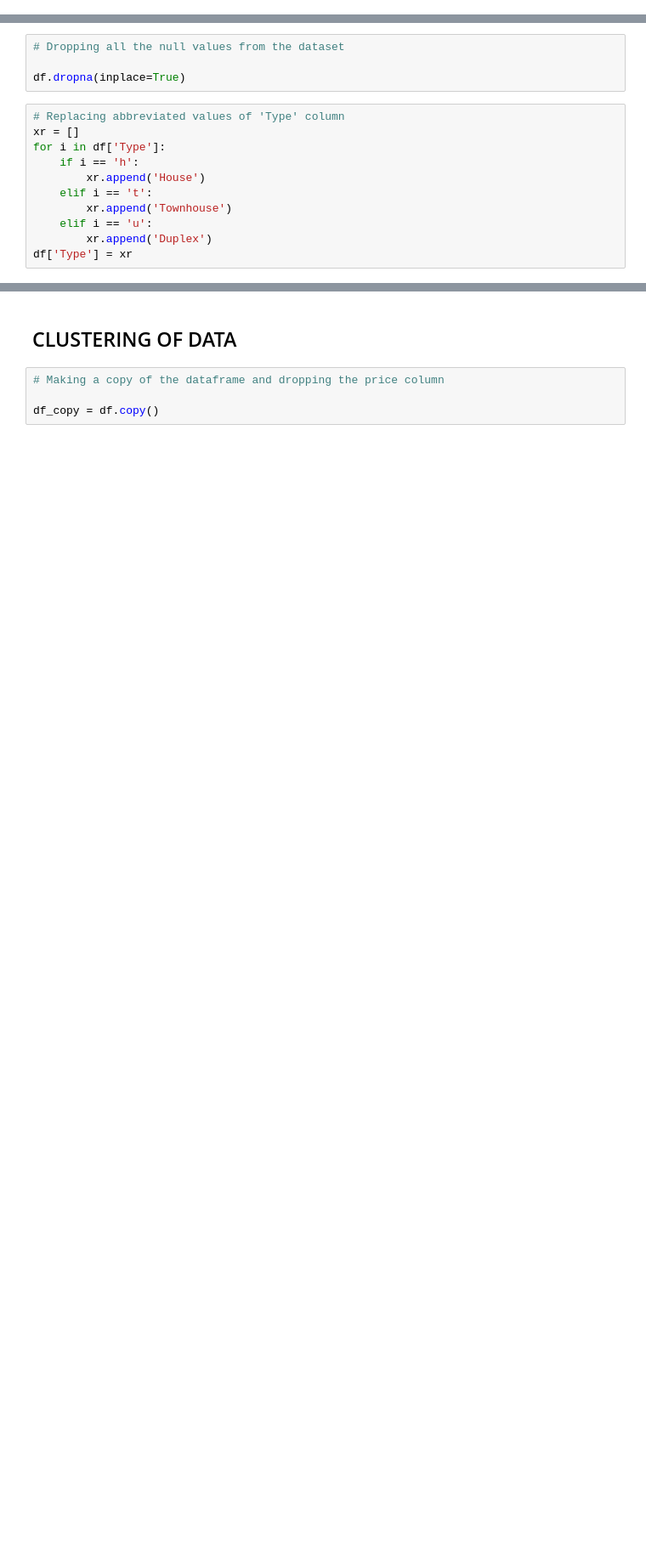
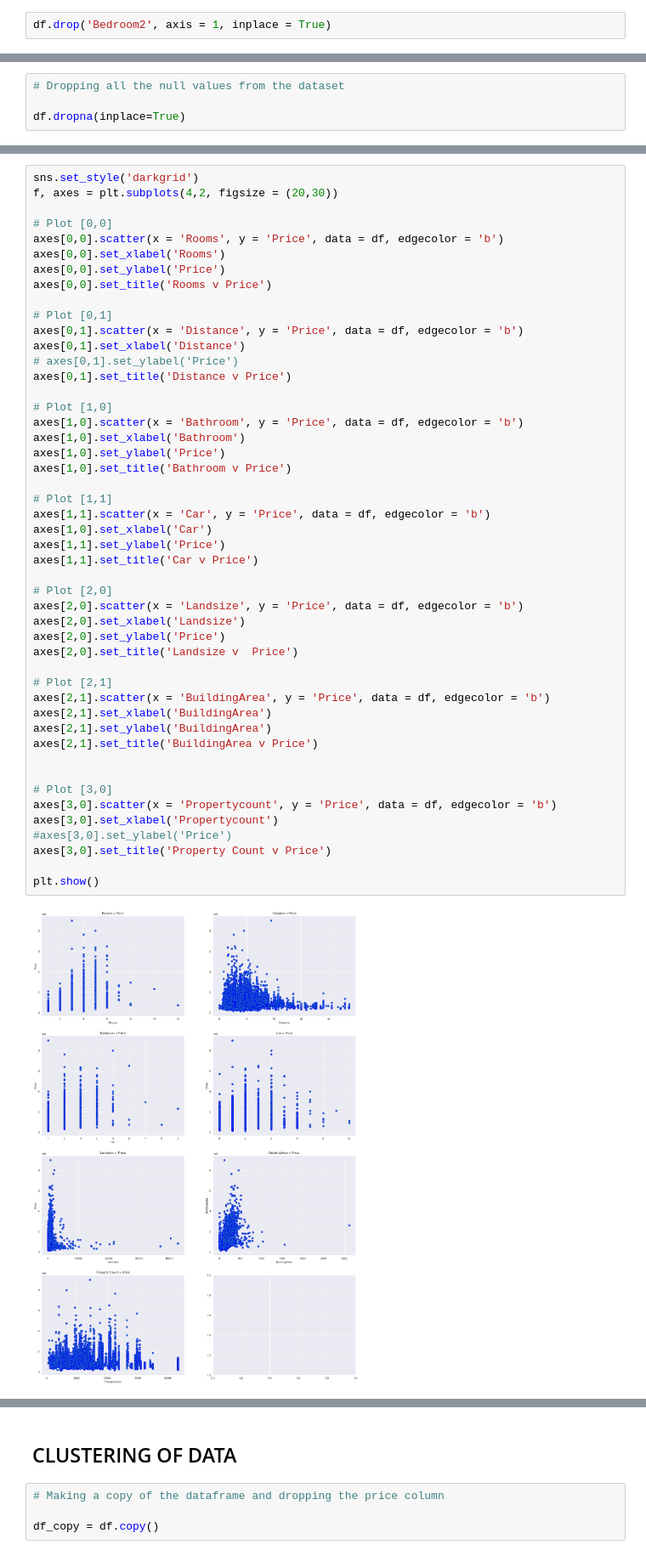
Before and after one commit to tahirzlone/Melbourne-Housing, a Jupyter notebook: Melbourne.ipynb, the cells around one changed output, grey strips where cells are left out. Shown at 85% size. Cells and saved outputs as stored; diff of their text form; blank space fills up the shorter version.

```diff
--- a/Melbourne.ipynb
+++ b/Melbourne.ipynb
@@ -47,0 +55,2 @@ dtype: int64
+# %%
+df.drop('Bedroom2', axis = 1, inplace = True)
@@ -49,14 +78,3 @@ dtype: int64
 # Dropping all the null values from the dataset
 
 df.dropna(inplace=True)
-# %%
-# Replacing abbreviated values of 'Type' column
-xr = []
-for i in df['Type']:
-    if i == 'h':
-        xr.append('House')
-    elif i == 't':
-        xr.append('Townhouse')
-    elif i == 'u':
-        xr.append('Duplex')
-df['Type'] = xr
@@ -62,0 +107,50 @@ df['Type'] = xr
+# %%
+sns.set_style('darkgrid')
+f, axes = plt.subplots(4,2, figsize = (20,30))
+
+# Plot [0,0]
+axes[0,0].scatter(x = 'Rooms', y = 'Price', data = df, edgecolor = 'b')
+axes[0,0].set_xlabel('Rooms')
+axes[0,0].set_ylabel('Price')
+axes[0,0].set_title('Rooms v Price')
+
+# Plot [0,1]
+axes[0,1].scatter(x = 'Distance', y = 'Price', data = df, edgecolor = 'b')
+axes[0,1].set_xlabel('Distance')
+# axes[0,1].set_ylabel('Price')
+axes[0,1].set_title('Distance v Price')
+
+# Plot [1,0]
+axes[1,0].scatter(x = 'Bathroom', y = 'Price', data = df, edgecolor = 'b')
+axes[1,0].set_xlabel('Bathroom')
+axes[1,0].set_ylabel('Price')
+axes[1,0].set_title('Bathroom v Price')
+
+# Plot [1,1]
+axes[1,1].scatter(x = 'Car', y = 'Price', data = df, edgecolor = 'b')
+axes[1,0].set_xlabel('Car')
+axes[1,1].set_ylabel('Price')
+axes[1,1].set_title('Car v Price')
+
+# Plot [2,0]
+axes[2,0].scatter(x = 'Landsize', y = 'Price', data = df, edgecolor = 'b')
+axes[2,0].set_xlabel('Landsize')
+axes[2,0].set_ylabel('Price')
+axes[2,0].set_title('Landsize v  Price')
+
+# Plot [2,1]
+axes[2,1].scatter(x = 'BuildingArea', y = 'Price', data = df, edgecolor = 'b')
+axes[2,1].set_xlabel('BuildingArea')
+axes[2,1].set_ylabel('BuildingArea')
+axes[2,1].set_title('BuildingArea v Price')
+
+
+# Plot [3,0]
+axes[3,0].scatter(x = 'Propertycount', y = 'Price', data = df, edgecolor = 'b')
+axes[3,0].set_xlabel('Propertycount')
+#axes[3,0].set_ylabel('Price')
+axes[3,0].set_title('Property Count v Price')
+
+plt.show()
+# %% [output]
+[figure, added]
```
Also changed, not shown: parts of 29 cells of this notebook.
